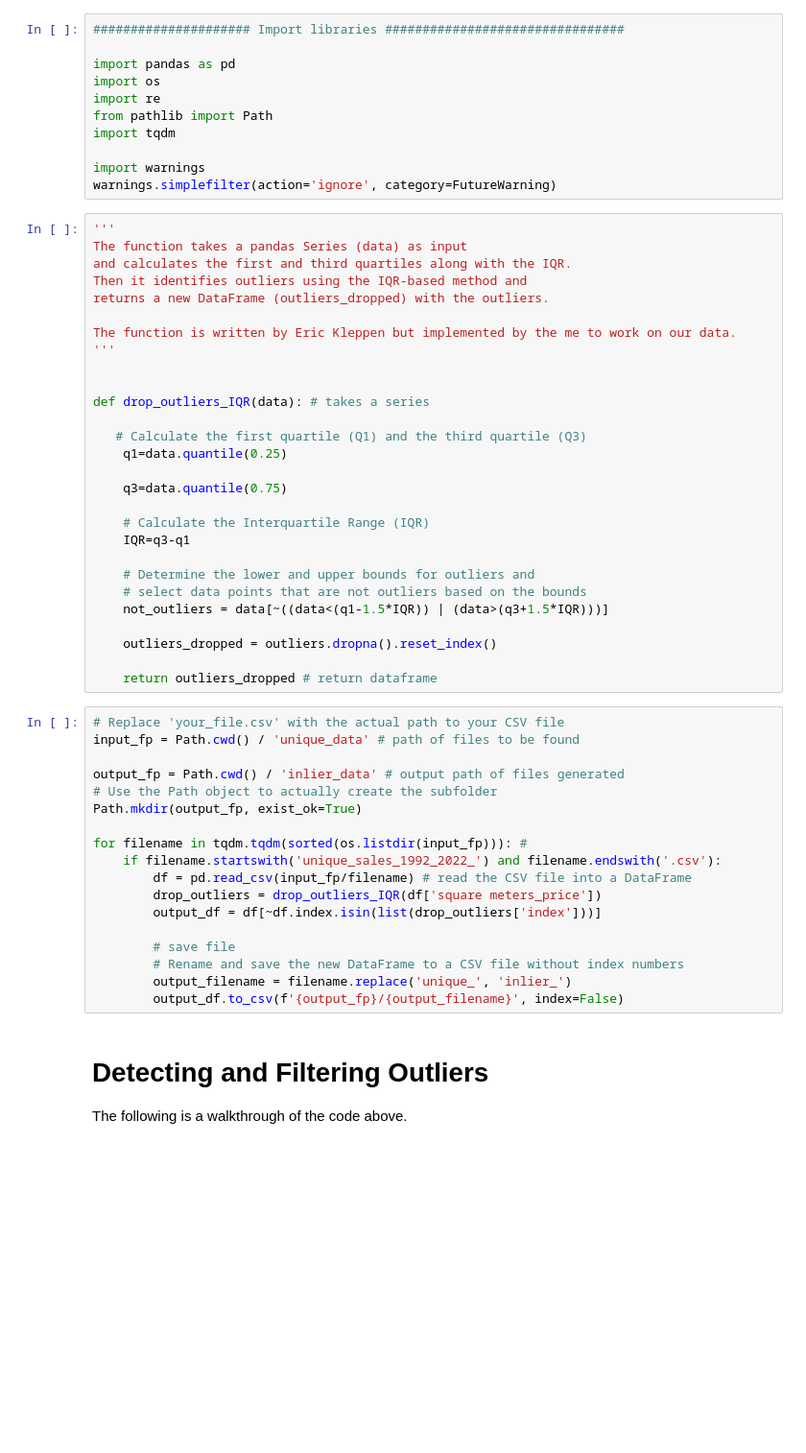
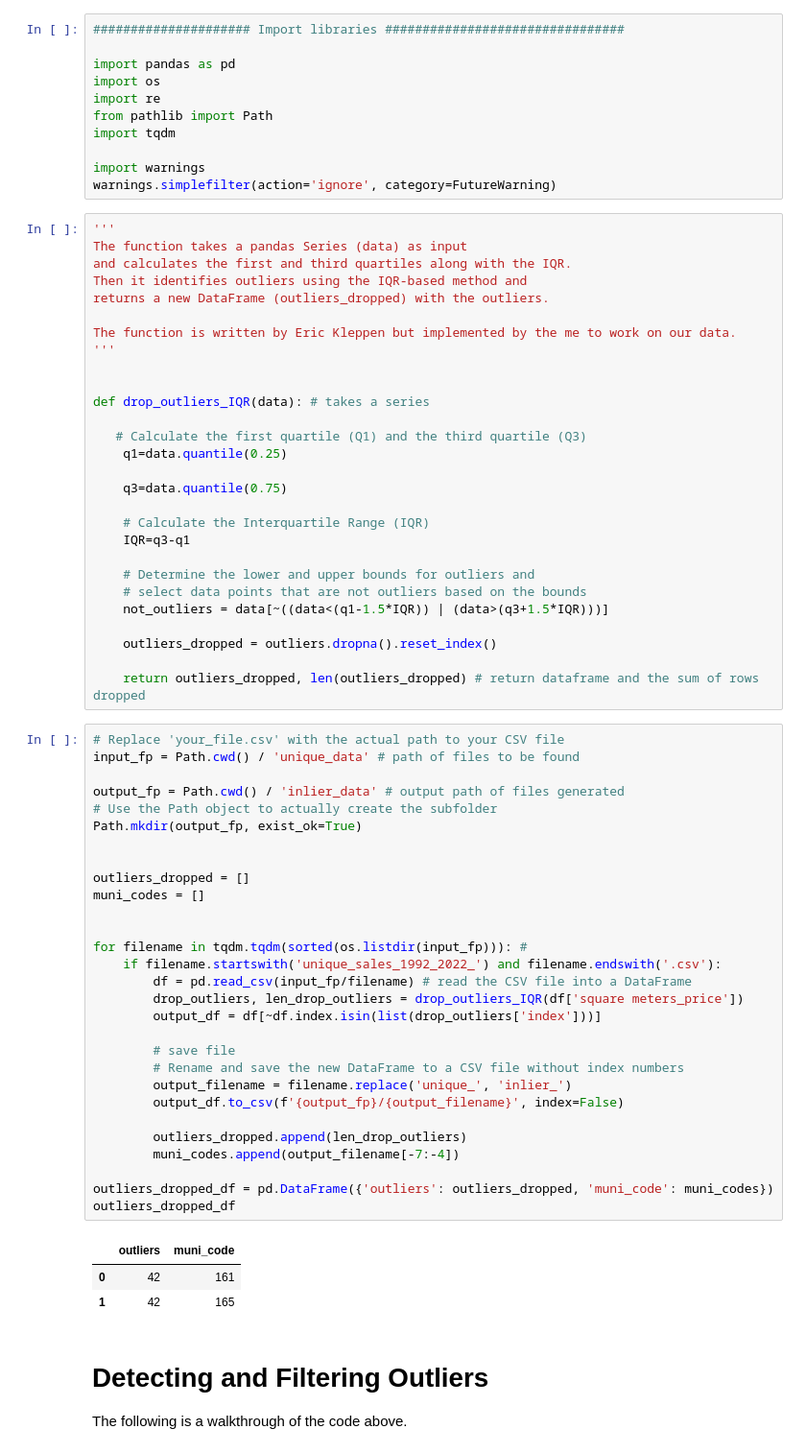
Before and after one commit to pryn-kb/isds2023, a Jupyter notebook: Lars/Detecting and Filtering Outliers.ipynb, the cells around one changed output. Shown at 96% size. Drawn from its saved outputs; the diff is of its cells as text; blank space fills up the shorter version.

```diff
--- a/Lars/Detecting and Filtering Outliers.ipynb
+++ b/Lars/Detecting and Filtering Outliers.ipynb
@@ -42,25 +42,40 @@ def drop_outliers_IQR(data): # takes a series
 
     outliers_dropped = outliers.dropna().reset_index()
 
-    return outliers_dropped # return dataframe
+    return outliers_dropped, len(outliers_dropped) # return dataframe and the sum of rows dropped
 # %%
 # Replace 'your_file.csv' with the actual path to your CSV file
 input_fp = Path.cwd() / 'unique_data' # path of files to be found
 
 output_fp = Path.cwd() / 'inlier_data' # output path of files generated
 # Use the Path object to actually create the subfolder
 Path.mkdir(output_fp, exist_ok=True)
 
+
+outliers_dropped = []
+muni_codes = []
+
+
 for filename in tqdm.tqdm(sorted(os.listdir(input_fp))): #
     if filename.startswith('unique_sales_1992_2022_') and filename.endswith('.csv'):
         df = pd.read_csv(input_fp/filename) # read the CSV file into a DataFrame
-        drop_outliers = drop_outliers_IQR(df['square meters_price'])
+        drop_outliers, len_drop_outliers = drop_outliers_IQR(df['square meters_price'])
         output_df = df[~df.index.isin(list(drop_outliers['index']))]
 
         # save file
         # Rename and save the new DataFrame to a CSV file without index numbers
         output_filename = filename.replace('unique_', 'inlier_')
         output_df.to_csv(f'{output_fp}/{output_filename}', index=False)
+
+        outliers_dropped.append(len_drop_outliers)
+        muni_codes.append(output_filename[-7:-4])
+
+outliers_dropped_df = pd.DataFrame({'outliers': outliers_dropped, 'muni_code': muni_codes})
+outliers_dropped_df
+# %% [output]
+|  | outliers | muni_code |
+| 0 | 42 | 161 |
+| 1 | 42 | 165 |
 # %% [markdown]
 # Detecting and Filtering Outliers
 
```
Also changed, not shown: parts of 3 cells of this notebook.
